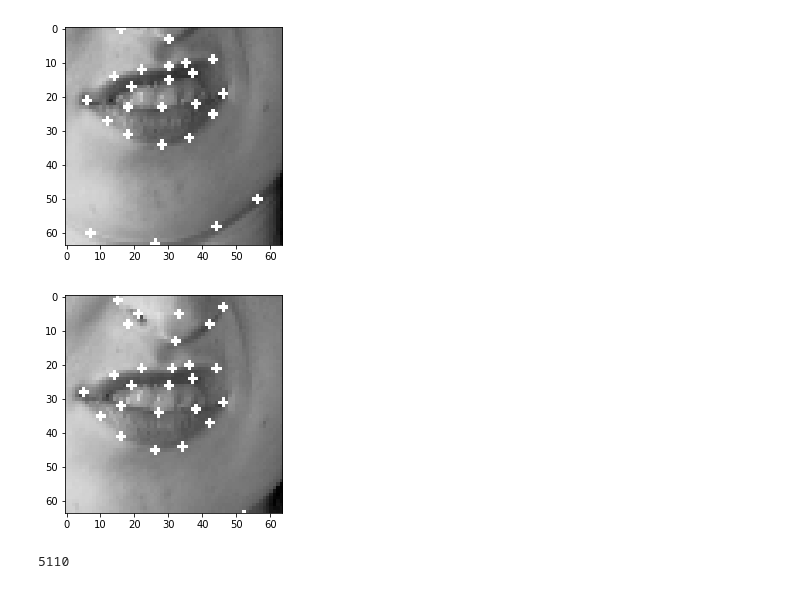
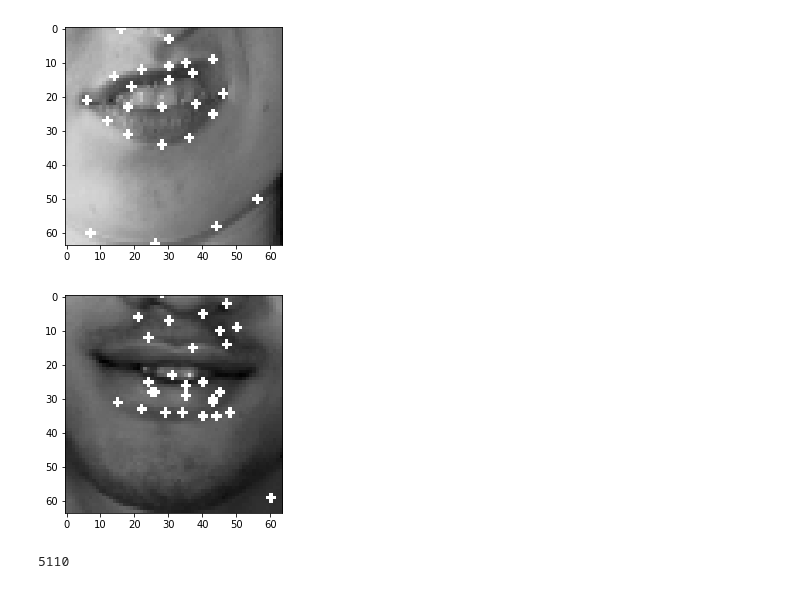
Before and after one commit to azhong-git/faceoff, a Jupyter notebook: faceoff_data_gen.ipynb, the cells around one changed output. Drawn from its saved outputs; the diff is of its cells as text; code cells hidden in the pictures.

```diff
--- a/faceoff_data_gen.ipynb
+++ b/faceoff_data_gen.ipynb
@@ -41,13 +41,13 @@ for bb in b:
 # %%
 import pickle
 c = pickle.load(open('data/mouth.p', 'rb'))
-cci = c[0].image.copy()
+cci = c[2].image.copy()
 for point in c[0].landmarks:
     cv2.circle(cci, (int(point[0]), int(point[1])), 1, (255), -1)
 plt.imshow(cci, cmap='gray')
 plt.show()
 # %% [output]
-[figure, old version]
+[figure, new version]
 # %%
 len(c)
 # %% [output]
```
Also changed, not shown: 7 other files.
